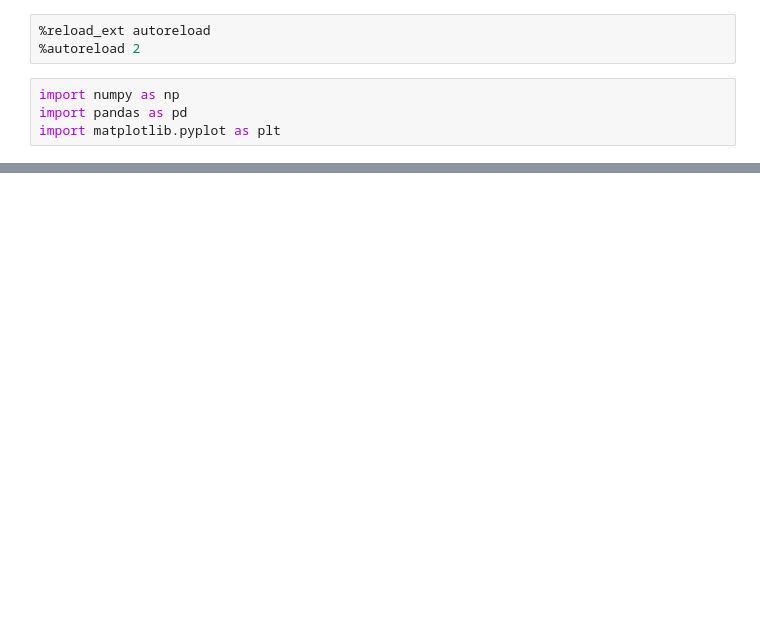
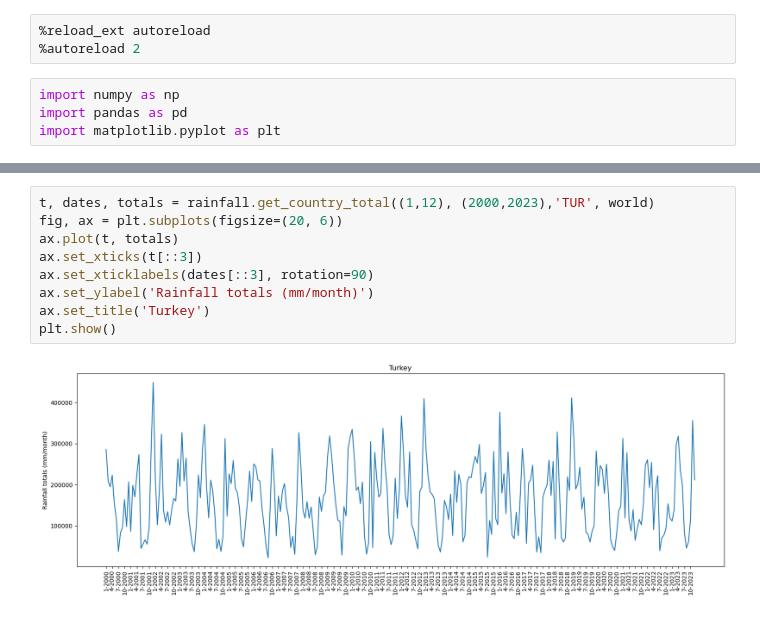
Before and after one commit to ebelchio12/nature-and-conflicts, a Jupyter notebook: EDA/rainfall/rainfall.ipynb, the cells around one changed output, grey strips where cells are left out. Drawn from its saved outputs; the diff is of its cells as text; blank space fills up the shorter version.

```diff
--- a/EDA/rainfall/rainfall.ipynb
+++ b/EDA/rainfall/rainfall.ipynb
@@ -19,0 +35,11 @@ plt.show()
+# %%
+t, dates, totals = rainfall.get_country_total((1,12), (2000,2023),'TUR', world)
+fig, ax = plt.subplots(figsize=(20, 6))
+ax.plot(t, totals)
+ax.set_xticks(t[::3])
+ax.set_xticklabels(dates[::3], rotation=90)
+ax.set_ylabel('Rainfall totals (mm/month)')
+ax.set_title('Turkey')
+plt.show()
+# %% [output]
+[figure, added]
```
Also changed, not shown: parts of 7 cells of this notebook, 1 other file.
